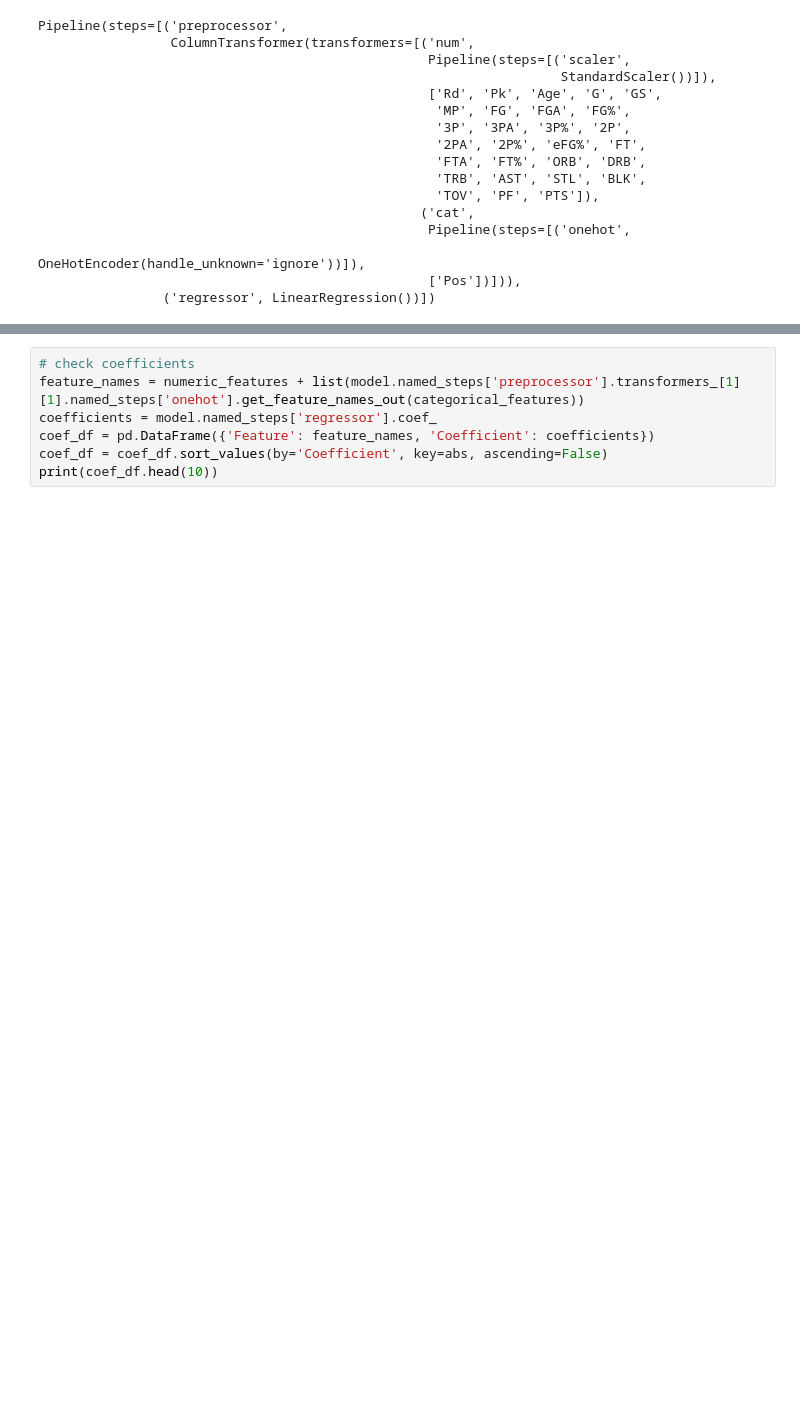
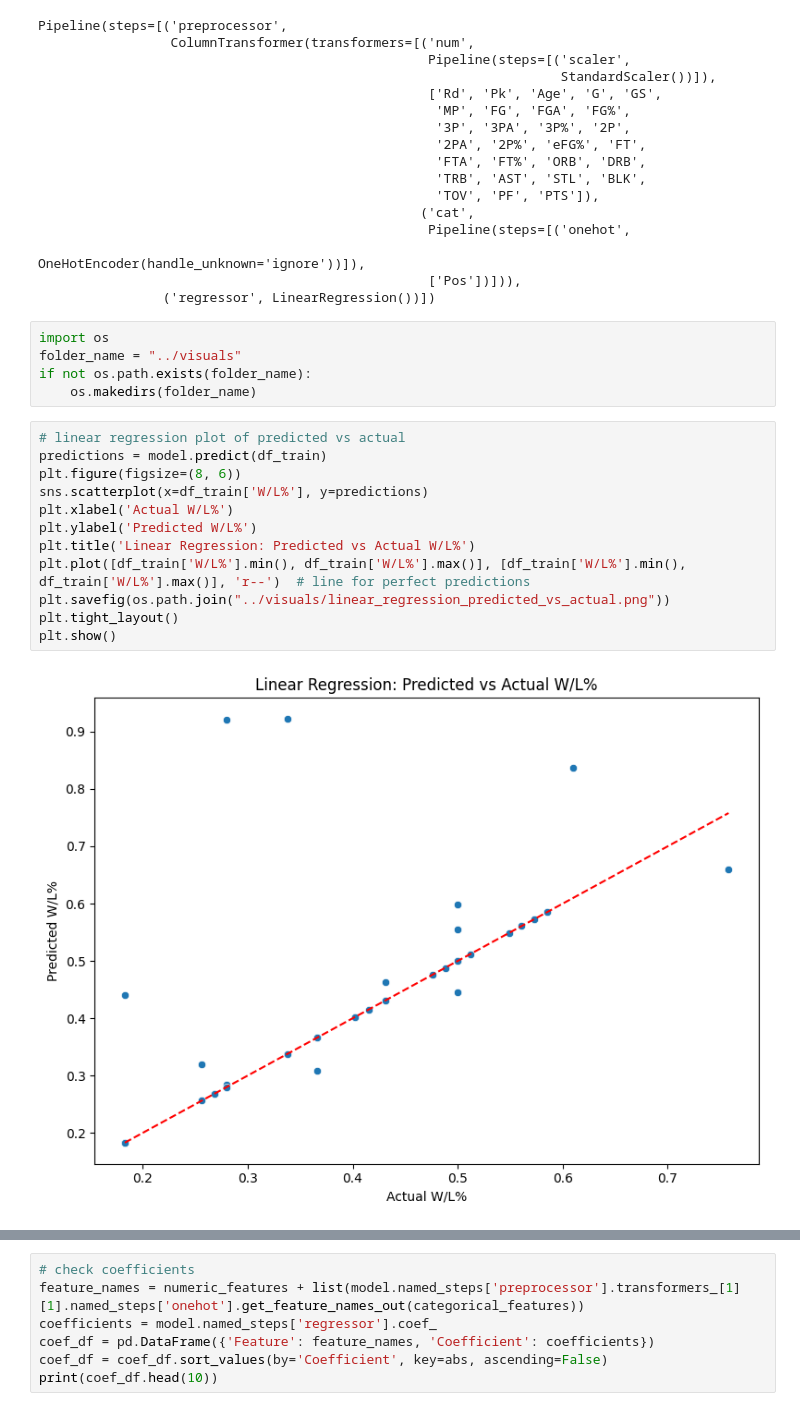
Before and after one commit to cbertrand451/IS-477-Project-Spring-26, a Jupyter notebook: notebooks/modeling.ipynb, the cells around one changed output, grey strips where cells are left out. Drawn from its saved outputs; the diff is of its cells as text; blank space fills up the shorter version.

Commit message:
visuals & project plan

```diff
--- a/notebooks/modeling.ipynb
+++ b/notebooks/modeling.ipynb
@@ -93,3 +93,22 @@ Pipeline(steps=[('preprocessor',
                                                                    OneHotEncoder(handle_unknown='ignore'))]),
                                                   ['Pos'])])),
                 ('regressor', LinearRegression())])
+# %%
+import os
+folder_name = "../visuals"
+if not os.path.exists(folder_name):
+    os.makedirs(folder_name)
+# %%
+# linear regression plot of predicted vs actual
+predictions = model.predict(df_train)
+plt.figure(figsize=(8, 6))
+sns.scatterplot(x=df_train['W/L%'], y=predictions)
+plt.xlabel('Actual W/L%')
+plt.ylabel('Predicted W/L%')
+plt.title('Linear Regression: Predicted vs Actual W/L%')
+plt.plot([df_train['W/L%'].min(), df_train['W/L%'].max()], [df_train['W/L%'].min(), df_train['W/L%'].max()], 'r--')  # line for perfect predictions
+plt.savefig(os.path.join("../visuals/linear_regression_predicted_vs_actual.png"))
+plt.tight_layout()
+plt.show()
+# %% [output]
+[figure, added]
```
Also changed, not shown: parts of 1 cell of this notebook, 3 other files.
